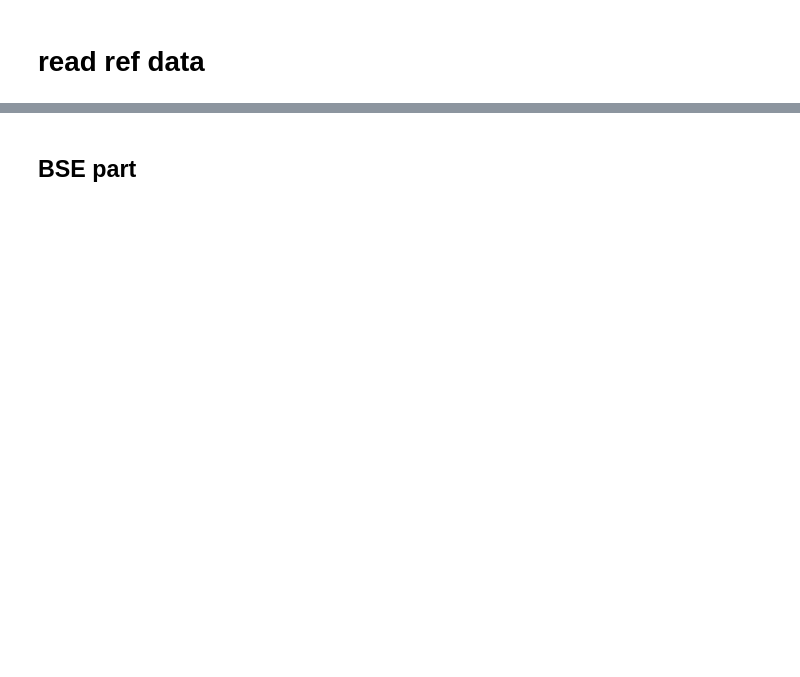
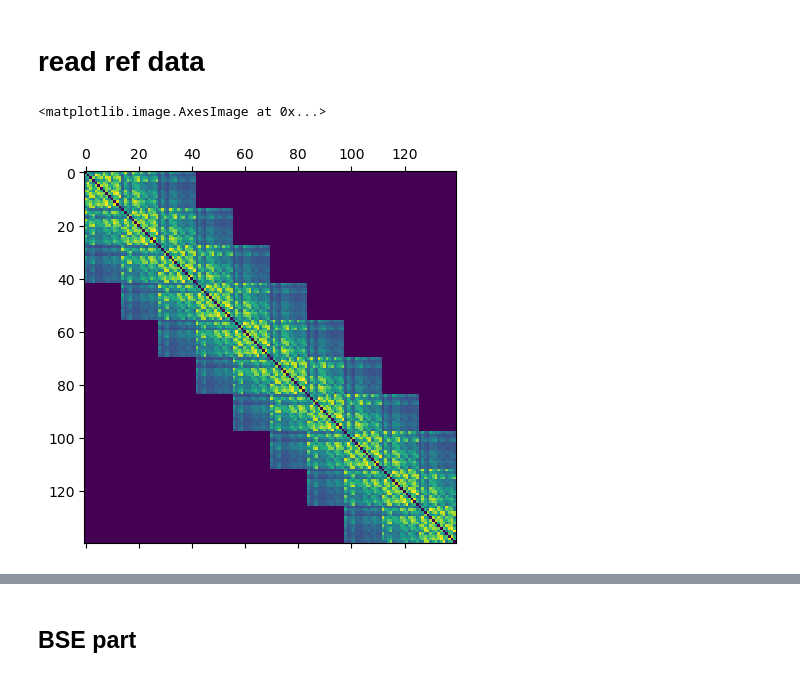
Before and after one commit to jiangcao/eurohack24_nanotcad, a Jupyter notebook: src/bse.ipynb, the cells around one changed output, grey strips where cells are left out. Drawn from its saved outputs; the diff is of its cells as text; code cells hidden in the pictures; blank space fills up the shorter version.

```diff
--- a/src/bse.ipynb
+++ b/src/bse.ipynb
@@ -7,13 +7,23 @@ from bse import BSESolver
 # %% [markdown]
 # read ref data
 # %%
-indata=np.load('/usr/scratch2/tortin16/jiacao/BSE_calc/agnr7/python/test/data_len10_ndiag14_nen600_input.npz')
+datasetname='/usr/scratch2/tortin16/jiacao/BSE_calc/agnr7/python/test/data_len10_ndiag14_nen600_'
+indata=np.load(datasetname+'input.npz')
 ham=indata['ham']
-v=indata['coulomb']
+V=indata['coulomb']
 lead_h00=indata['lead_h00']
 lead_h10=indata['lead_h10']
 lead_coupling=indata['lead_coupling']
 GL=indata['G_lesser']
 GG=indata['G_greater']
 W=indata['W0_r']
+
+outdata=np.load(datasetname+'output.npz')
+P_r=outdata['P_r']
+nops=outdata['nops']
+# %%
+plt.matshow(np.real(W[:,:]))
+# %% [output]
+<matplotlib.image.AxesImage at 0x...>
+[figure, added]
 # %%
```
Also changed, not shown: parts of 8 cells of this notebook, 2 other files.
